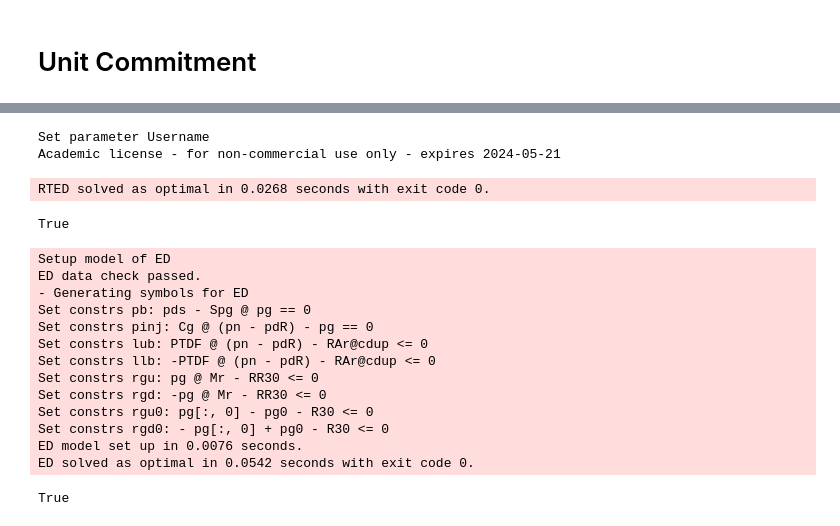
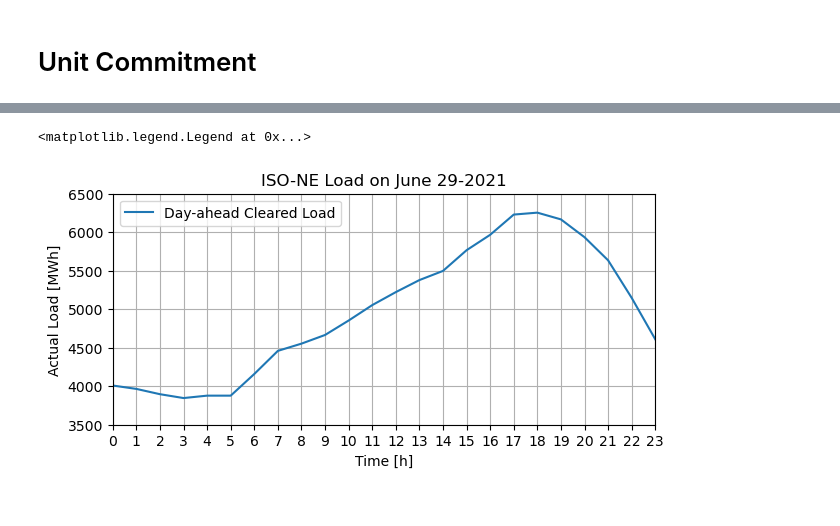
Before and after one commit to CURENT/ams, a Jupyter notebook: dev/demo/7.UC.ipynb, the cells around one changed output, grey strips where cells are left out. Saved outputs shown, nothing was run; the diff lists cells and outputs as text; code cells hidden in the pictures.

```diff
--- a/dev/demo/7.UC.ipynb
+++ b/dev/demo/7.UC.ipynb
@@ -18,9 +14,5 @@ ams.__version__
 # %%
 ams.config_logger(stream_level=10)
 # %%
-case14 = ams.get_case('ieee14/ieee14_uced.xlsx')
-case39 = ams.get_case('ieee39/ieee39_uced.xlsx')
-
-sp0 = ams.load(case14, setup=True)
-sp = ams.load(case39, setup=True)
+sp = ams.load(ams.get_case('ieee39/ieee39_uced.xlsx'), setup=True)
 # %% [output]
@@ -72,28 +24,21 @@ True
-# %%
-sp.RTED.run(solver='GUROBI', reoptimize=True)
-# %% [output]
-Set parameter Username
-Academic license - for non-commercial use only - expires 2024-05-21
-RTED solved as optimal in 0.0268 seconds with exit code 0.
-True
-# %%
-sp.ED.run()
-# %% [output]
-Setup model of ED
-ED data check passed.
-- Generating symbols for ED
-Set constrs pb: pds - Spg @ pg == 0
-Set constrs pinj: Cg @ (pn - pdR) - pg == 0
-Set constrs lub: PTDF @ (pn - pdR) - RAr@cdup <= 0
-Set constrs llb: -PTDF @ (pn - pdR) - RAr@cdup <= 0
-Set constrs rgu: pg @ Mr - RR30 <= 0
-Set constrs rgd: -pg @ Mr - RR30 <= 0
-Set constrs rgu0: pg[:, 0] - pg0 - R30 <= 0
-Set constrs rgd0: - pg[:, 0] + pg0 - R30 <= 0
-ED model set up in 0.0076 seconds.
-ED solved as optimal in 0.0542 seconds with exit code 0.
-True
-# %%
-# FIXME: Non-spinning reserve demand will result into infeasibility
-
-sp.NSR.demand.v = np.array([0., 0, 0])
+# %%
+plt.style.use('default')
+
+fig, ax = plt.subplots(1, 1, figsize=(7,3), dpi=100)
+
+ax.plot(np.arange(0, 24), sp.config.mva * sp.PQ.p0.v.sum() * sp.UC.sd.v)
+
+ax.set(xlabel='Time [h]', ylabel='Actual Load [MWh]',
+       title='ISO-NE Load on June 29-2021')
+ax.set_xticks(np.arange(0, 24, 1))
+ax.set_xlim([0, 23])
+ax.set_ylim([3500, 6500])
+ax.grid()
+
+ax.lines.remove(ax.lines[1])
+# ax.lines.remove(ax.lines[-1])
+
+ax.legend(['Day-ahead Cleared Load', 'Real-time Load'])
+# %% [output]
+<matplotlib.legend.Legend at 0x...>
+[figure, added]
```
Also changed, not shown: parts of 11 cells of this notebook.
